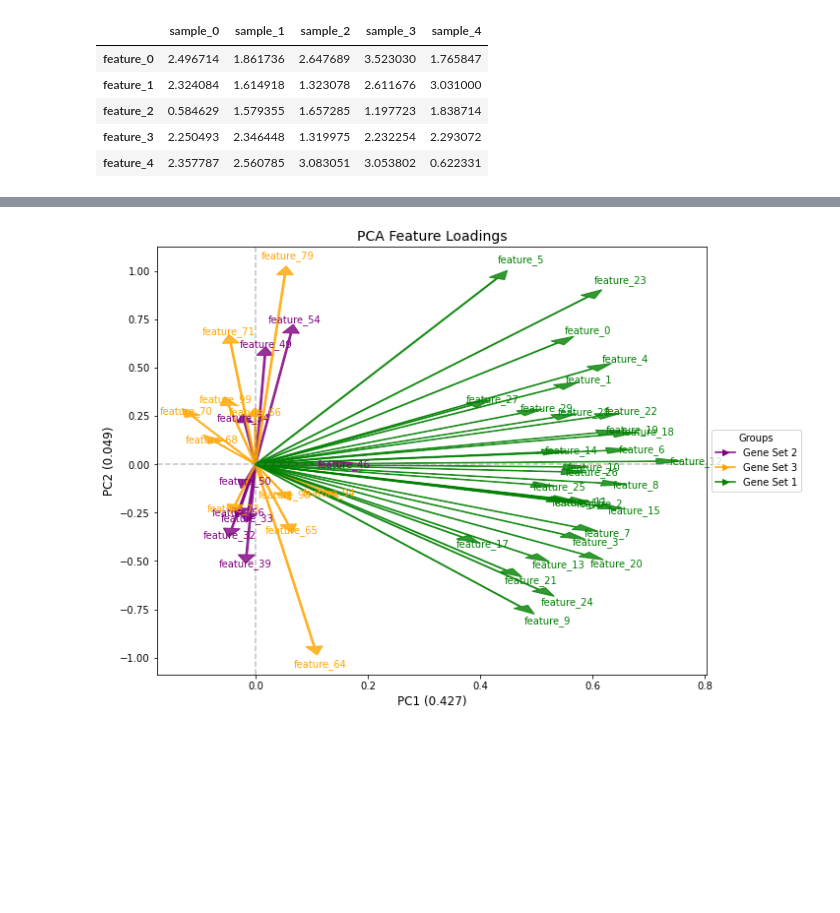
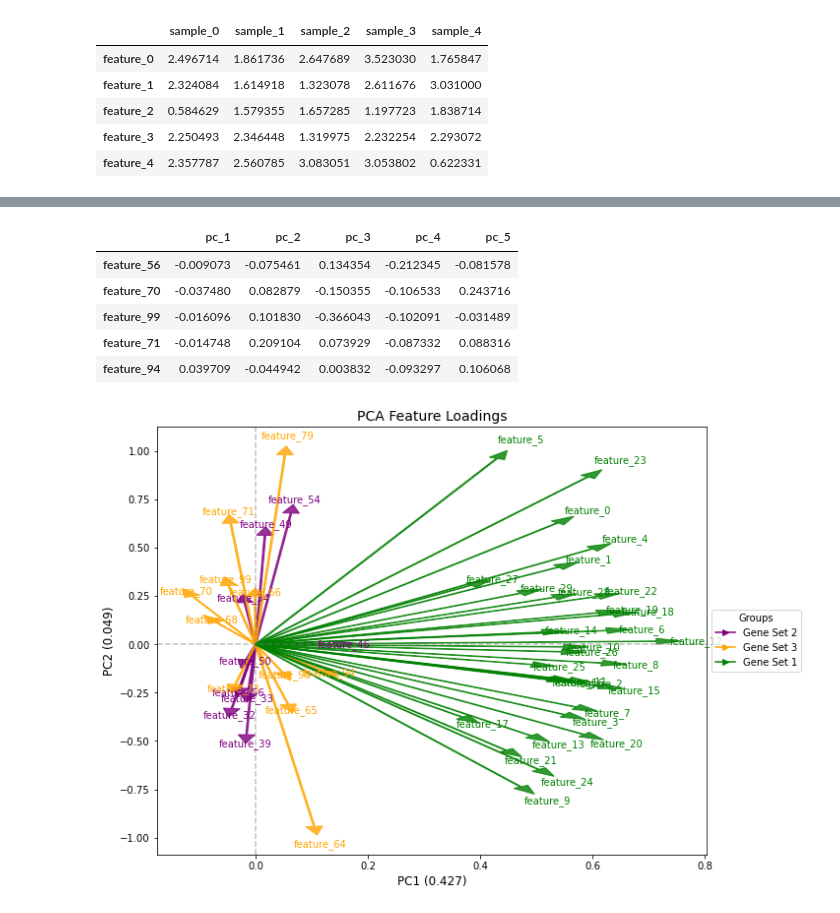
Before and after one commit to mtinti/ProjectUtility, a Jupyter notebook: nbs/01_dim_red_utility.ipynb, the cells around one changed output, grey strips where cells are left out. Drawn from its saved outputs; the diff is of its cells as text; code cells hidden in the pictures; blank space fills up the shorter version.

```diff
--- a/nbs/01_dim_red_utility.ipynb
+++ b/nbs/01_dim_red_utility.ipynb
@@ -736,13 +753,20 @@ Explained variance ratio: [0.42735199 0.04923835 0.04162556 0.0367032  0.0323377
 [figure]
 # %%
 # Plot the feature loadings as arrows
-fig, ax = plotter.plot_loadings(
+fig, ax, tmp_df  = plotter.plot_loadings(
     palette=feature_groups,
     arrow=True,
     arrow_scale=3,
     title="PCA Feature Loadings"
 )
+tmp_df.iloc[:5, :5]
 # %% [output]
+|  | pc_1 | pc_2 | pc_3 | pc_4 | pc_5 |
+| feature_56 | -0.009073 | -0.075461 | 0.134354 | -0.212345 | -0.081578 |
+| feature_70 | -0.037480 | 0.082879 | -0.150355 | -0.106533 | 0.243716 |
+| feature_99 | -0.016096 | 0.101830 | -0.366043 | -0.102091 | -0.031489 |
+| feature_71 | -0.014748 | 0.209104 | 0.073929 | -0.087332 | 0.088316 |
+| feature_94 | 0.039709 | -0.044942 | 0.003832 | -0.093297 | 0.106068 |
 [figure]
 # %%
 # Create a biplot
```
Also changed, not shown: parts of 9 cells of this notebook, 4 other files.
